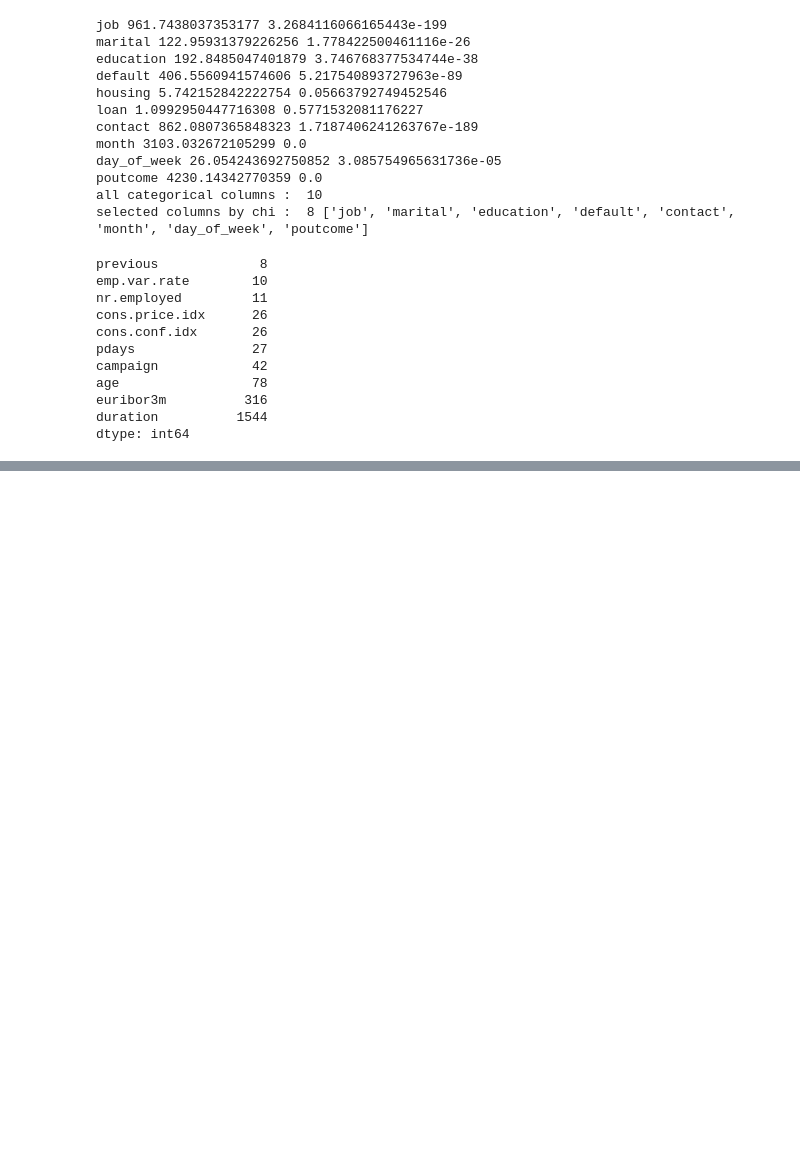
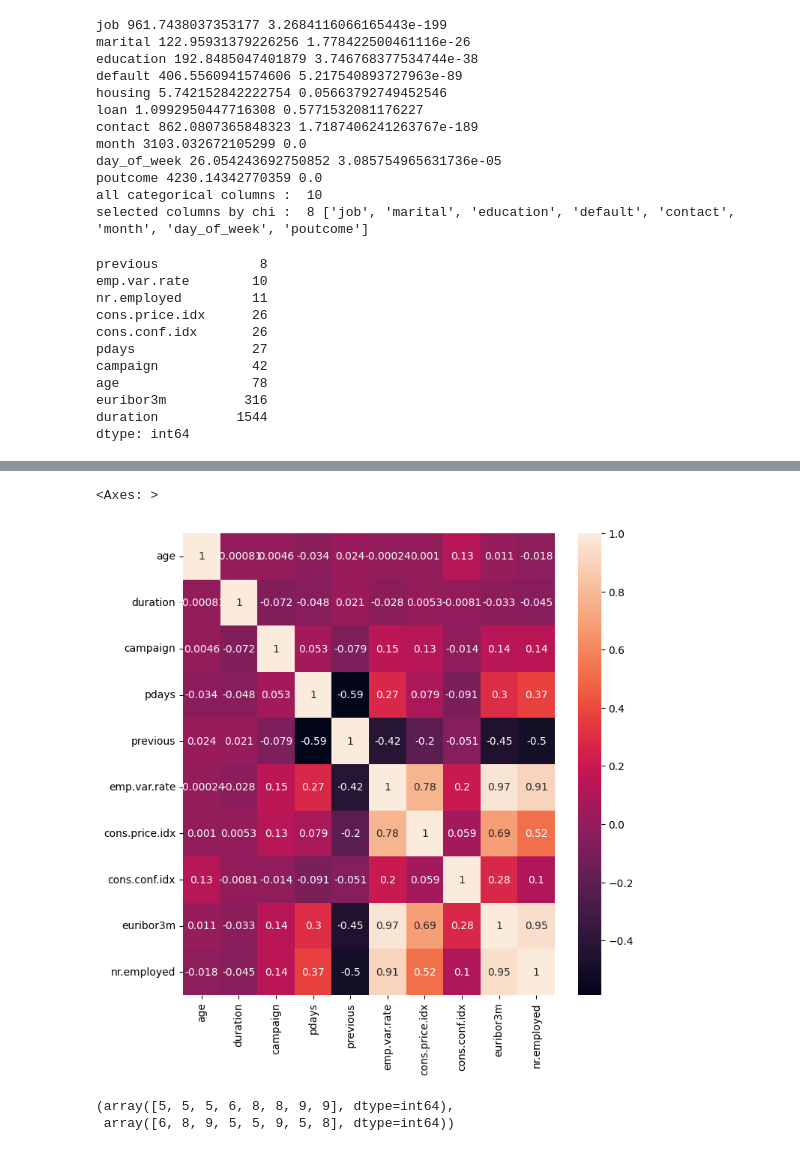
Before and after one commit to TaeyoonKim-DS/bank-customer-marekting-target, a Jupyter notebook: analysis.ipynb, the cells around one changed output, grey strips where cells are left out. Saved outputs shown, nothing was run; the diff lists cells and outputs as text; code cells hidden in the pictures; blank space fills up the shorter version.

```diff
--- a/analysis.ipynb
+++ b/analysis.ipynb
@@ -391,0 +401,17 @@ dtype: int64
+# %%
+df_corr = df[list_numeric_columns].corr()
+plt.figure(figsize=(8, 8))
+sns.heatmap(df_corr, annot=True)
+# %% [output]
+<Axes: >
+[figure, added]
+# %%
+# euribor3m and emp.var.rate correlation 0.97
+# nr.employed and emp.var.rate correlation 0.91
+# emp.var.rate and cons.price.idx correlation 0.78
+
+index_corr_over_75 = np.where((abs(df_corr) >0.75) & (df_corr != 1))
+index_corr_over_75
+# %% [output]
+(array([5, 5, 5, 6, 8, 8, 9, 9], dtype=int64),
+ array([6, 8, 9, 5, 5, 9, 5, 8], dtype=int64))
```
Also changed, not shown: parts of 8 cells of this notebook.
